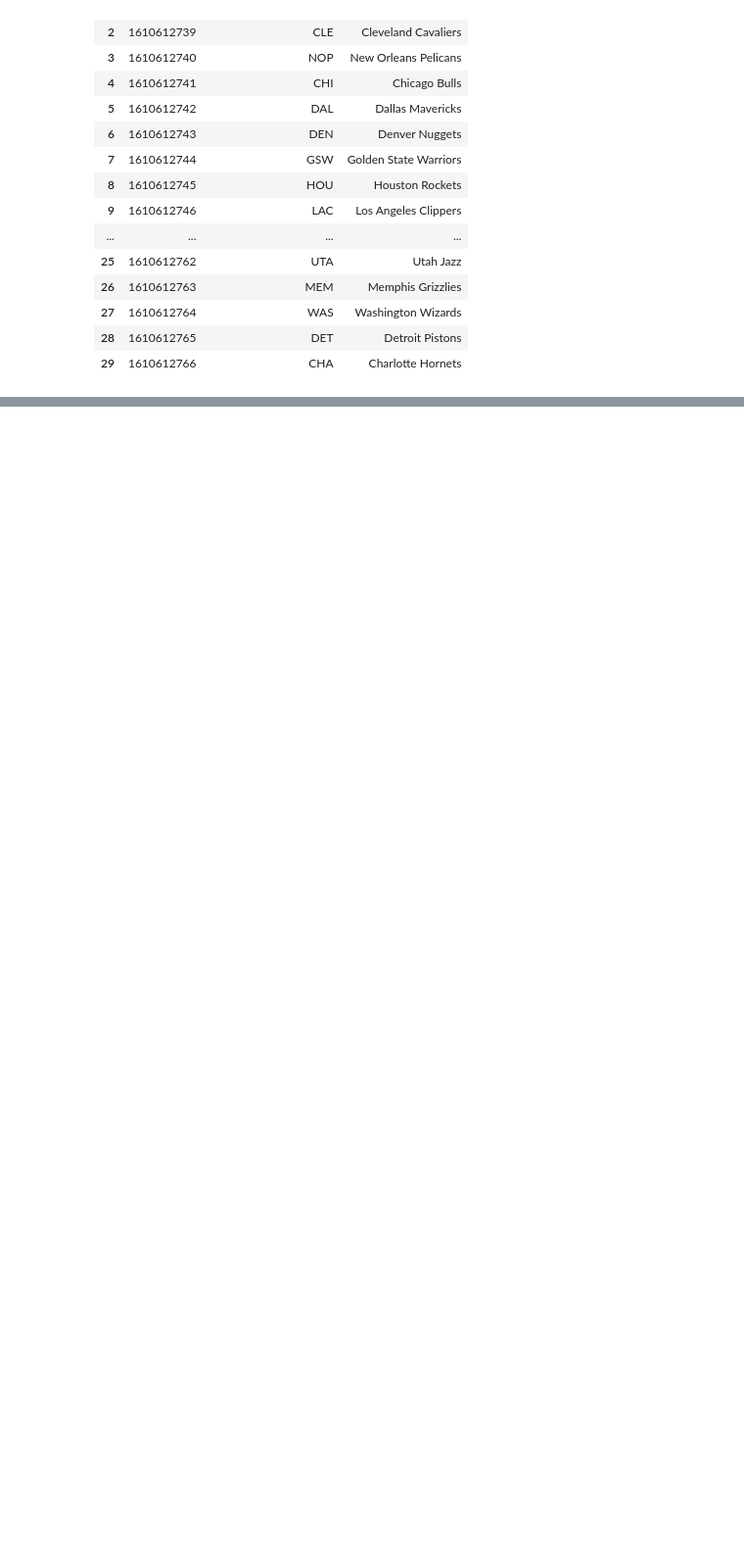
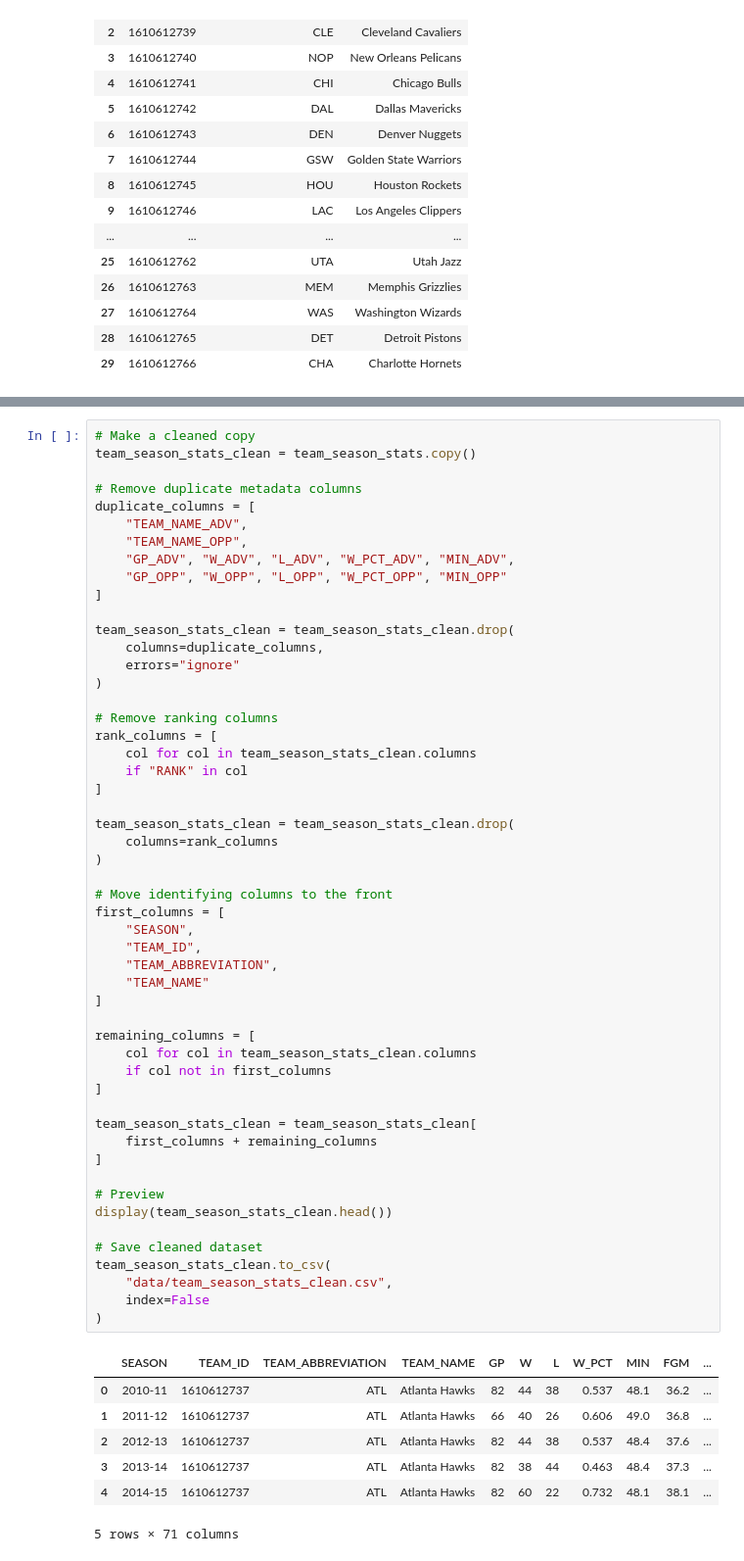
Before and after one commit to dsarria123/NBA-Project-DSAN5000, a Jupyter notebook: data_creation.ipynb, the cells around one changed output, grey strips where cells are left out. Shown at 98% size. Drawn from its saved outputs; the diff is of its cells as text; blank space fills up the shorter version.

```diff
--- a/data_creation.ipynb
+++ b/data_creation.ipynb
@@ -142,0 +259,60 @@ dtype: int64
+# %%
+# Make a cleaned copy
+team_season_stats_clean = team_season_stats.copy()
+
+# Remove duplicate metadata columns
+duplicate_columns = [
+    "TEAM_NAME_ADV",
+    "TEAM_NAME_OPP",
+    "GP_ADV", "W_ADV", "L_ADV", "W_PCT_ADV", "MIN_ADV",
+    "GP_OPP", "W_OPP", "L_OPP", "W_PCT_OPP", "MIN_OPP"
+]
+
+team_season_stats_clean = team_season_stats_clean.drop(
+    columns=duplicate_columns,
+    errors="ignore"
+)
+
+# Remove ranking columns
+rank_columns = [
+    col for col in team_season_stats_clean.columns
+    if "RANK" in col
+]
+
+team_season_stats_clean = team_season_stats_clean.drop(
+    columns=rank_columns
+)
+
+# Move identifying columns to the front
+first_columns = [
+    "SEASON",
+    "TEAM_ID",
+    "TEAM_ABBREVIATION",
+    "TEAM_NAME"
+]
+
+remaining_columns = [
+    col for col in team_season_stats_clean.columns
+    if col not in first_columns
+]
+
+team_season_stats_clean = team_season_stats_clean[
+    first_columns + remaining_columns
+]
+
+# Preview
+display(team_season_stats_clean.head())
+
+# Save cleaned dataset
+team_season_stats_clean.to_csv(
+    "data/team_season_stats_clean.csv",
+    index=False
+)
+# %% [output]
+|  | SEASON | TEAM_ID | TEAM_ABBREVIATION | TEAM_NAME | GP | W | L | W_PCT | MIN | FGM | ... |
+| 0 | 2010-11 | 1610612737 | ATL | Atlanta Hawks | 82 | 44 | 38 | 0.537 | 48.1 | 36.2 | ... |
+| 1 | 2011-12 | 1610612737 | ATL | Atlanta Hawks | 66 | 40 | 26 | 0.606 | 49.0 | 36.8 | ... |
+| 2 | 2012-13 | 1610612737 | ATL | Atlanta Hawks | 82 | 44 | 38 | 0.537 | 48.4 | 37.6 | ... |
+| 3 | 2013-14 | 1610612737 | ATL | Atlanta Hawks | 82 | 38 | 44 | 0.463 | 48.4 | 37.3 | ... |
+| 4 | 2014-15 | 1610612737 | ATL | Atlanta Hawks | 82 | 60 | 22 | 0.732 | 48.1 | 38.1 | ... |
+5 rows × 71 columns
```
Also changed, not shown: parts of 10 cells of this notebook, 3 other files.
